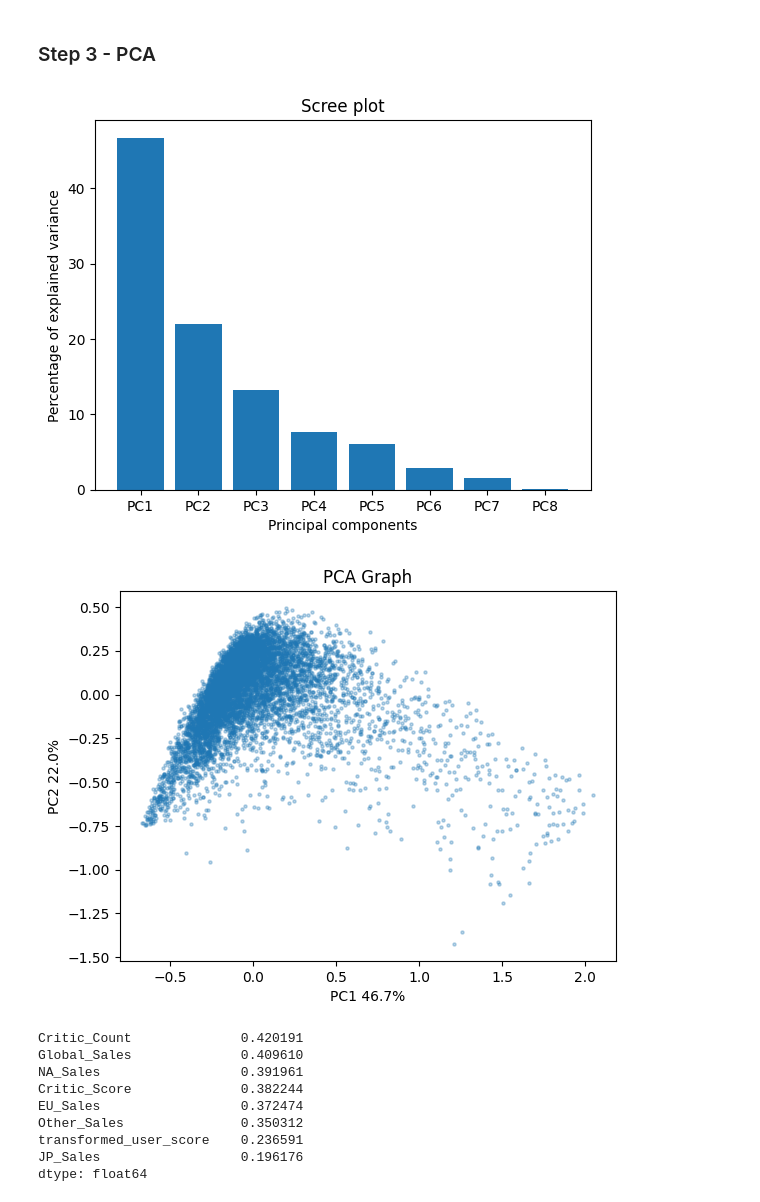
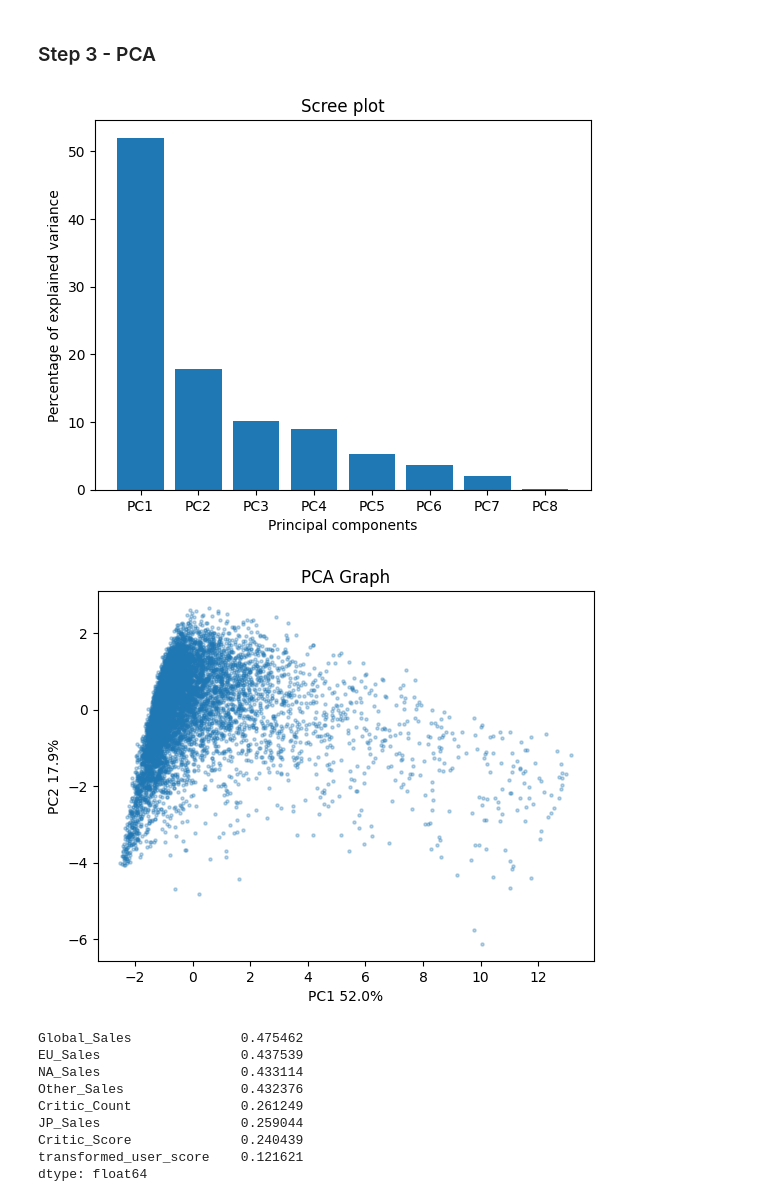
Before and after one commit to NoahKrobot/CA1_Video_Game_DAV, a Jupyter notebook: CA1.ipynb, the cells around one changed output. Drawn from its saved outputs; the diff is of its cells as text; code cells hidden in the pictures.

Commit message:
Apply StandardScaler
I forgoto to put in the StandardScaler. After I came across it in lecturer's code, I
first researched what StandardScaler and MinMaxScaler do, and when to use either.

```diff
--- a/CA1.ipynb
+++ b/CA1.ipynb
@@ -310,41 +310,44 @@ max           1.0                     1.0
 # %% [markdown]
 ### Step 3 - PCA
 # %%
-scaledData = MergedData_Normalised[numeric_cols]
+pcaScaler = StandardScaler()
+
+scaledData = pcaScaler.fit_transform(MergedData_Normalised[numeric_cols])
+
 
 pca = PCA()
 pca.fit(scaledData)
 pca_data= pca.transform(scaledData)
 per_var = np.round(pca.explained_variance_ratio_ * 100, decimals=1)
 
 labels = ['PC'+str(i) for i in range(1, len(per_var)+1)]
 plt.bar(x=range(1, len(per_var)+1), height=per_var, tick_label=labels)
 plt.ylabel("Percentage of explained variance")
 plt.xlabel("Principal components")
 plt.title("Scree plot")
 plt.show()
 
 pca_df = pd.DataFrame(pca_data, index=MergedData_Normalised['Name'], columns=labels)
 
 plt.scatter(pca_df.PC1, pca_df.PC2, alpha=0.3, s=5)
 plt.title("PCA Graph")
 plt.xlabel(f'PC1 {per_var[0]}%')
 plt.ylabel(f'PC2 {per_var[1]}%')
 
 plt.show()
 
 LoadingScores = pd.Series(pca.components_[0], index=numeric_cols)
 SortedLoadingScores = LoadingScores.abs().sort_values(ascending=False)
 print(SortedLoadingScores)
 # %% [output]
-[figure, old version]
+[figure, new version]
-[figure, old version]
+[figure, new version]
-Critic_Count              0.420191
-Global_Sales              0.409610
-NA_Sales                  0.391961
-Critic_Score              0.382244
-EU_Sales                  0.372474
-Other_Sales               0.350312
-transformed_user_score    0.236591
-JP_Sales                  0.196176
+Global_Sales              0.475462
+EU_Sales                  0.437539
+NA_Sales                  0.433114
+Other_Sales               0.432376
+Critic_Count              0.261249
+JP_Sales                  0.259044
+Critic_Score              0.240439
+transformed_user_score    0.121621
 dtype: float64
```
Also changed, not shown: parts of 1 cell of this notebook, 1 other file.
